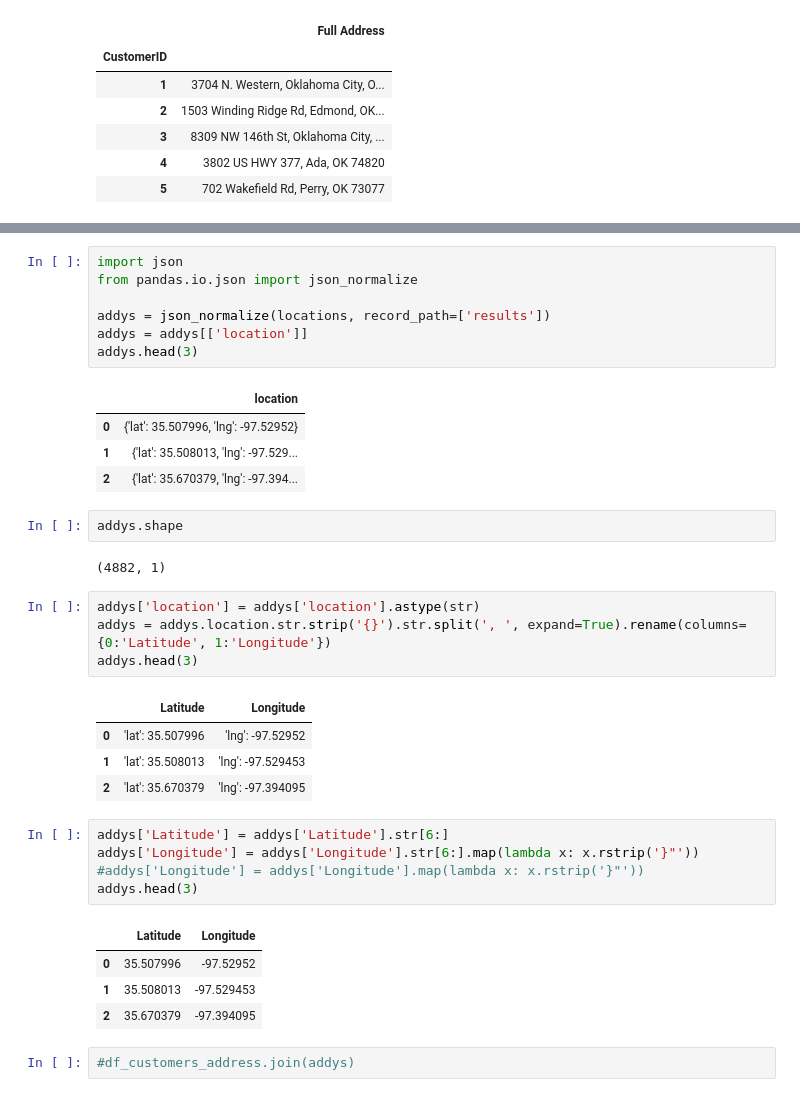
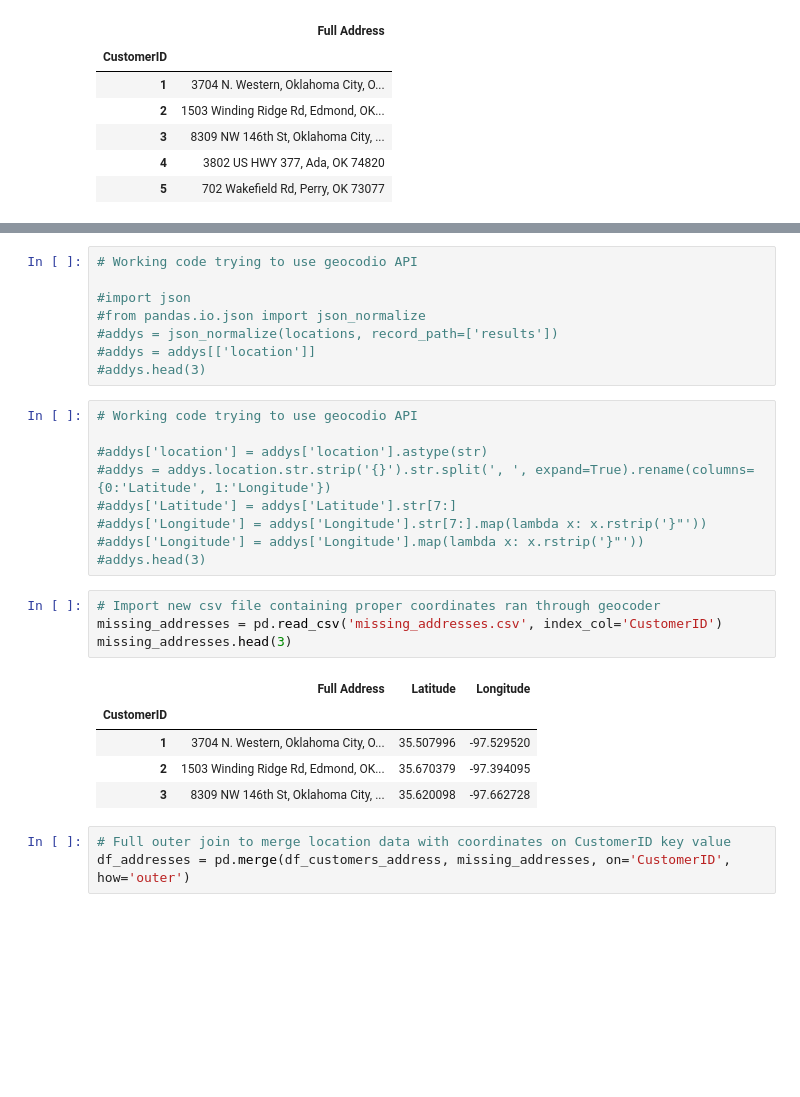
Before and after one commit to zachcornelison/K-N-Sales-Analytics, a Jupyter notebook: KN-Analytics.ipynb, the cells around one changed output, grey strips where cells are left out. Drawn from its saved outputs; the diff is of its cells as text; blank space fills up the shorter version.

```diff
--- a/KN-Analytics.ipynb
+++ b/KN-Analytics.ipynb
@@ -1051,37 +1051,30 @@ locations = client.geocode(my_list)
 # %%
-import json
-from pandas.io.json import json_normalize
+# Working code trying to use geocodio API
 
-addys = json_normalize(locations, record_path=['results'])
-addys = addys[['location']]
-addys.head(3)
+#import json
+#from pandas.io.json import json_normalize
+#addys = json_normalize(locations, record_path=['results'])
+#addys = addys[['location']]
+#addys.head(3)
-# %% [output]
-|  | location |
-| 0 | {'lat': 35.507996, 'lng': -97.52952} |
-| 1 | {'lat': 35.508013, 'lng': -97.529... |
-| 2 | {'lat': 35.670379, 'lng': -97.394... |
-# %%
-addys.shape
-# %% [output]
-(4882, 1)
 # %%
-addys['location'] = addys['location'].astype(str)
-addys = addys.location.str.strip('{}').str.split(', ', expand=True).rename(columns={0:'Latitude', 1:'Longitude'})
-addys.head(3)
+# Working code trying to use geocodio API
+
+#addys['location'] = addys['location'].astype(str)
+#addys = addys.location.str.strip('{}').str.split(', ', expand=True).rename(columns={0:'Latitude', 1:'Longitude'})
+#addys['Latitude'] = addys['Latitude'].str[7:]
+#addys['Longitude'] = addys['Longitude'].str[7:].map(lambda x: x.rstrip('}"'))
+#addys['Longitude'] = addys['Longitude'].map(lambda x: x.rstrip('}"'))
+#addys.head(3)
-# %% [output]
-|  | Latitude | Longitude |
-| 0 | 'lat': 35.507996 | 'lng': -97.52952 |
-| 1 | 'lat': 35.508013 | 'lng': -97.529453 |
-| 2 | 'lat': 35.670379 | 'lng': -97.394095 |
-# %%
-addys['Latitude'] = addys['Latitude'].str[6:]
-addys['Longitude'] = addys['Longitude'].str[6:].map(lambda x: x.rstrip('}"'))
-#addys['Longitude'] = addys['Longitude'].map(lambda x: x.rstrip('}"'))
-addys.head(3)
-# %% [output]
-|  | Latitude | Longitude |
-| 0 | 35.507996 | -97.52952 |
-| 1 | 35.508013 | -97.529453 |
-| 2 | 35.670379 | -97.394095 |
-# %%
-#df_customers_address.join(addys)
+# %%
+# Import new csv file containing proper coordinates ran through geocoder
+missing_addresses = pd.read_csv('missing_addresses.csv', index_col='CustomerID')
+missing_addresses.head(3)
+# %% [output]
+|  | Full Address | Latitude | Longitude |
+| CustomerID |  |  |  |
+| 1 | 3704 N. Western, Oklahoma City, O... | 35.507996 | -97.529520 |
+| 2 | 1503 Winding Ridge Rd, Edmond, OK... | 35.670379 | -97.394095 |
+| 3 | 8309 NW 146th St, Oklahoma City, ... | 35.620098 | -97.662728 |
+# %%
+# Full outer join to merge location data with coordinates on CustomerID key value
+df_addresses = pd.merge(df_customers_address, missing_addresses, on='CustomerID', how='outer')
```
Also changed, not shown: parts of 15 cells of this notebook.
